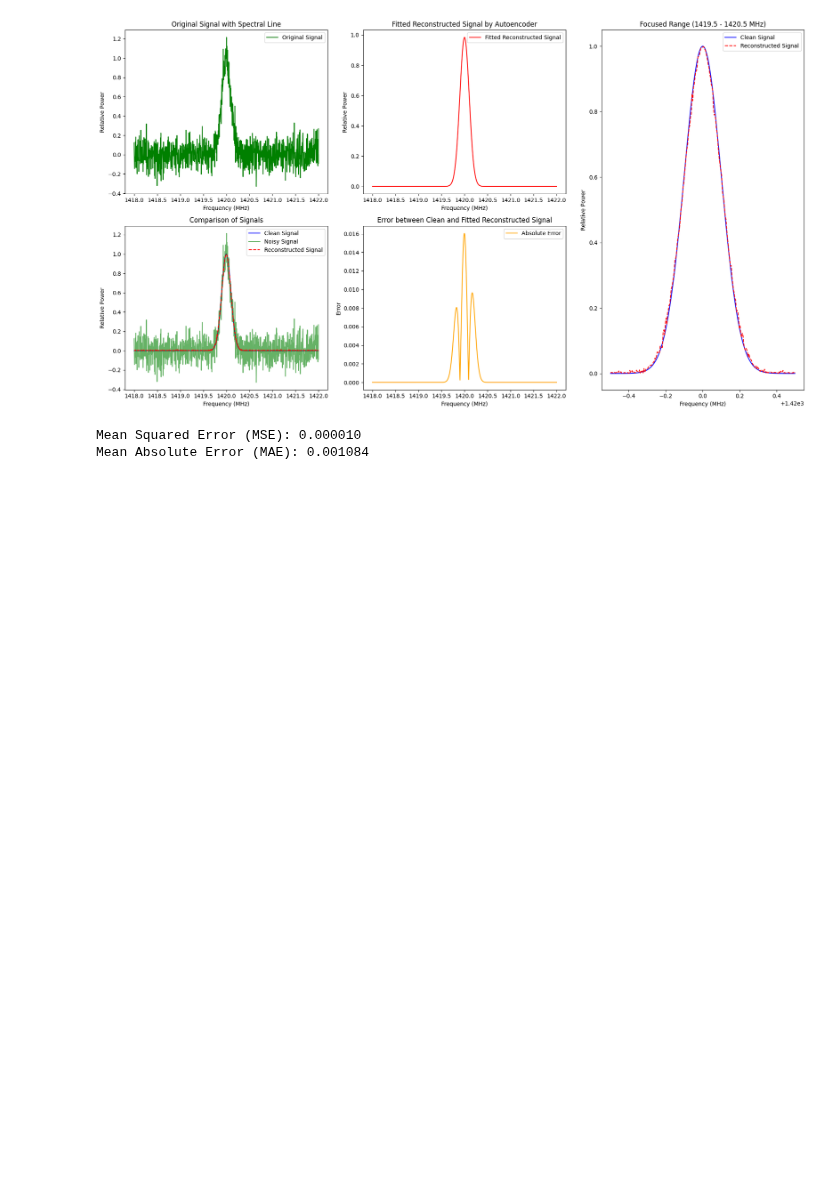
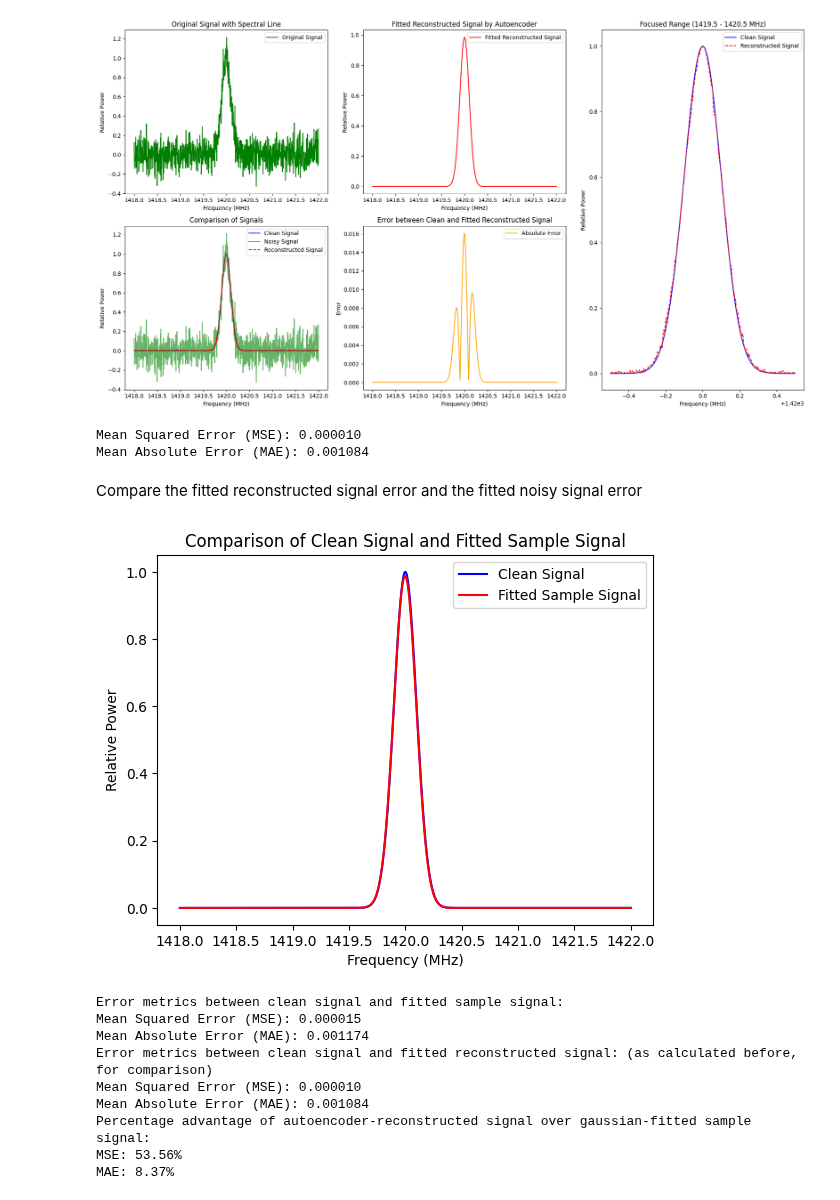
Before and after one commit to PanagiotisPetrid/ASTRO-BEAM-PanagiotisPetridis, a Jupyter notebook: Autoencoder_assisted_spectral_line_detection.ipynb, the cells around one changed output. Drawn from its saved outputs; the diff is of its cells as text; code cells hidden in the pictures; blank space fills up the shorter version.

Commit message:
Added more error metrics

```diff
--- a/Autoencoder_assisted_spectral_line_detection.ipynb
+++ b/Autoencoder_assisted_spectral_line_detection.ipynb
@@ -309,3 +308,62 @@ print(f"Mean Absolute Error (MAE): {mae:.6f}")
 [figure]
 Mean Squared Error (MSE): 0.000010
 Mean Absolute Error (MAE): 0.001084
+# %% [markdown]
+Compare the fitted reconstructed signal error and the fitted noisy signal error
+# %%
+# Fit a gaussian curve to the original noisy signal
+# Define the Gaussian function with amplitude (A), mean (mu), and standard deviation (sigma)
+def Gauss(x, A, mu, sigma):
+    return A * np.exp(-((x - mu) ** 2) / (2 * sigma ** 2))
+
+# Provide an initial guess for A, mu, and sigma
+initial_guess = [1.01, 1420, 1]
+
+# Perform curve fitting
+parameters2, covariance2 = curve_fit(Gauss, freq_range, sample_signal, p0=initial_guess)
+
+# Extract fitted parameters
+fit_A2 = parameters2[0]
+fit_mu2 = parameters2[1]
+fit_sigma2 = parameters2[2]
+
+# Generate the Gaussian fit
+fitted_sample_signal = Gauss(freq_range, fit_A2, fit_mu2, fit_sigma2)
+
+# Compute the error2 (error between the fitted original noisy signal and the clean signal)
+error2 = np.abs(sample_signal - fitted_sample_signal)
+
+# Compute MSE and MAE between clean signal and fitted original noisy signal
+mse2 = mean_squared_error(clean_signal, fitted_sample_signal)
+mae2 = mean_absolute_error(clean_signal, fitted_sample_signal)
+
+# Plot the sample signal and the fitted_sample_signal
+plt.plot(freq_range, clean_signal, label='Clean Signal', color='blue')
+plt.plot(freq_range, fitted_sample_signal, label='Fitted Sample Signal', color='red')
+plt.legend()
+plt.title('Comparison of Clean Signal and Fitted Sample Signal')
+plt.xlabel('Frequency (MHz)')
+plt.ylabel('Relative Power')
+plt.show()
+
+# Print error metrics
+print("Error metrics between clean signal and fitted sample signal:")
+print(f"Mean Squared Error (MSE): {mse2:.6f}")
+print(f"Mean Absolute Error (MAE): {mae2:.6f}")
+print("Error metrics between clean signal and fitted reconstructed signal: (as calculated before, for comparison)")
+print(f"Mean Squared Error (MSE): {mse:.6f}")
+print(f"Mean Absolute Error (MAE): {mae:.6f}")
+
+# Print percentage advantage of autoencoder-reconstructed signal over gaussian-fitted sample signal:
+print(f"Percentage advantage of autoencoder-reconstructed signal over gaussian-fitted sample signal: \nMSE: {((mse2-mse)/mse)*100:.2f}%\nMAE: {((mae2-mae)/mae)*100:.2f}%")
+# %% [output]
+[figure, added]
+Error metrics between clean signal and fitted sample signal:
+Mean Squared Error (MSE): 0.000015
+Mean Absolute Error (MAE): 0.001174
+Error metrics between clean signal and fitted reconstructed signal: (as calculated before, for comparison)
+Mean Squared Error (MSE): 0.000010
+Mean Absolute Error (MAE): 0.001084
+Percentage advantage of autoencoder-reconstructed signal over gaussian-fitted sample signal:
+MSE: 53.56%
+MAE: 8.37%
```
Also changed, not shown: parts of 1 cell of this notebook.
